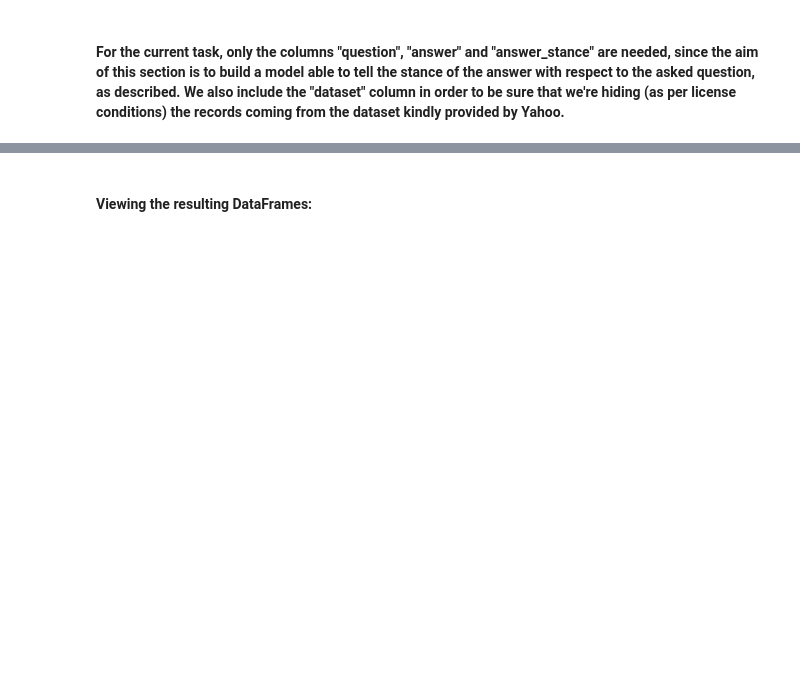
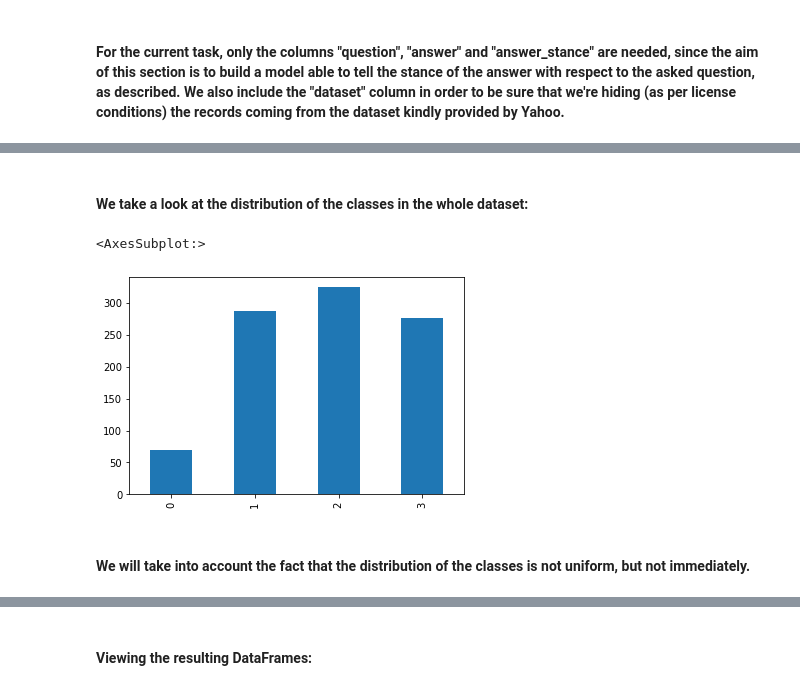
Before and after one commit to DanieleMorotti/Argument-retrieval-for-comparative-questions, a Jupyter notebook: stance_detection_networks.ipynb, the cells around one changed output, grey strips where cells are left out. Saved outputs shown, nothing was run; the diff lists cells and outputs as text; code cells hidden in the pictures; blank space fills up the shorter version.

```diff
--- a/stance_detection_networks.ipynb
+++ b/stance_detection_networks.ipynb
@@ -48,16 +48,32 @@ class StanceConfig:
     INIT_LR = 1e-5
     LR_REDUCTION_FACTOR_PLATEAU = .1
     MIN_LR = 1e-8
+
+    MODEL_BATCH_SIZE = 16
+    MODEL_CHECKPOINT_FOLDER = './model_checkpoint/'
+    MODEL_EPOCHS = 150
+
     MODEL_NNO_BATCH_SIZE = 16
+    MODEL_NNO_CHECKPOINT_FOLDER = './model_nno_checkpoint/'
+    MODEL_NNO_EPOCHS = 150
+
+    MODEL_NNO_WEIGHTED_BATCH_SIZE = 16
+    MODEL_NNO_WEIGHTED_CHECKPOINT_FOLDER = './model_nno_checkpoint_weighted/'
+    MODEL_NNO_WEIGHTED_EPOCHS = 150
+
     MODEL_OBJ_BATCH_SIZE = 16
-    MODEL_NNO_CHECKPOINT_FOLDER = './model_nno_checkpoint/'
     MODEL_OBJ_CHECKPOINT_FOLDER = './model_obj_checkpoint/'
-    MODEL_NNO_EPOCHS = 150
     MODEL_OBJ_EPOCHS = 150
+
+    MODEL_OBJ_WEIGHTED_BATCH_SIZE = 16
+    MODEL_OBJ_WEIGHTED_CHECKPOINT_FOLDER = './model_obj_checkpoint_weighted/'
+    MODEL_OBJ_WEIGHTED_EPOCHS = 150
+
     SEED = 42
     TRAIN_VAL_TEST_RATIOS = {'train': .8, 'val': .1, 'test': .1}
 
 stance_config = StanceConfig()
+logging.set_verbosity(40) #Due to an annoying repeated warning given by the tokenizer.
 # %% [markdown]
 #### Dataset:
 # %%
@@ -82,3 +98,12 @@ df.head()
 | 2 | softwareengineering.stackexchange | When is it better to offload work... | You want to do all set-based oper... | 3 |
 | 3 | softwareengineering.stackexchange | Is it better to specialize in a s... | Specialise if you enjoy it As you... | 3 |
 | 4 | softwareengineering.stackexchange | Microsoft SDE Interview vs Micros... | Unfortunately, those are both myt... | 1 |
+# %% [markdown]
+#### We take a look at the distribution of the classes in the whole dataset:
+# %%
+df.answer_stance.value_counts().sort_index().plot(kind='bar')
+# %% [output]
+<AxesSubplot:>
+[figure, added]
+# %% [markdown]
+#### We will take into account the fact that the distribution of the classes is not uniform, but not immediately.
```
Also changed, not shown: parts of 97 cells of this notebook.
